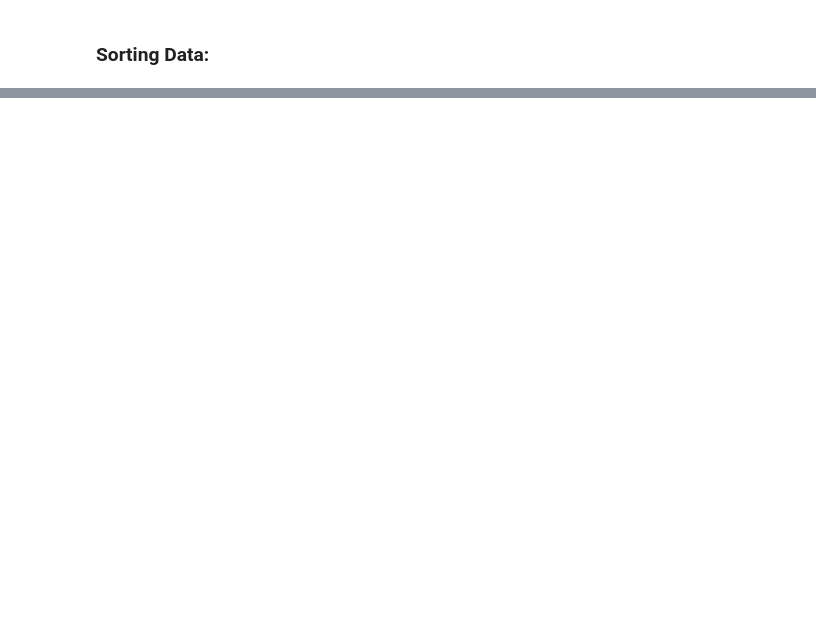
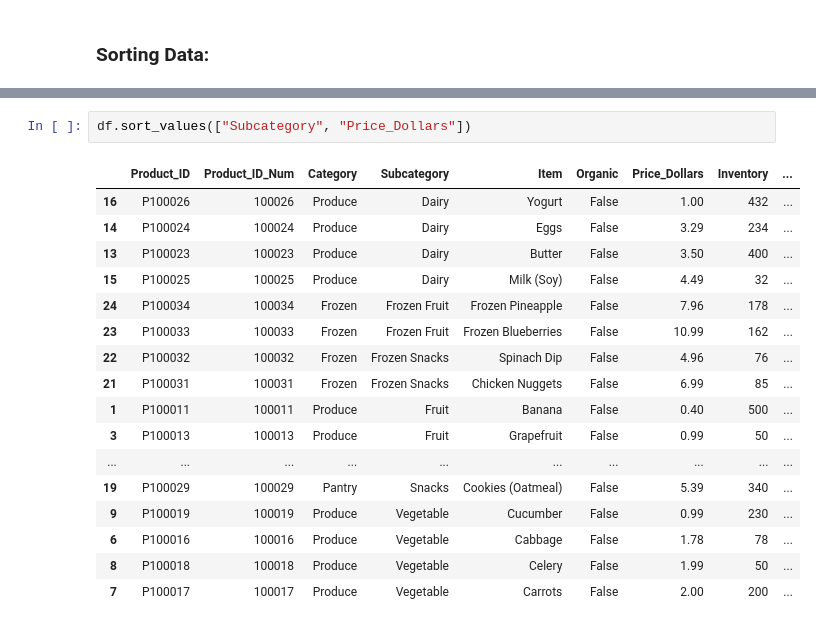
Before and after one commit to souparnabose99/data-science-360, a Jupyter notebook: exploratory-data-analysis/Code/data-exploration-and-visualization/data-exploration.ipynb, the cells around one changed output, grey strips where cells are left out. Drawn from its saved outputs; the diff is of its cells as text; blank space fills up the shorter version.

```diff
--- a/exploratory-data-analysis/Code/data-exploration-and-visualization/data-exploration.ipynb
+++ b/exploratory-data-analysis/Code/data-exploration-and-visualization/data-exploration.ipynb
@@ -47,0 +97,20 @@ df[(df["Low Inventory"] == "Low Inventory") & (df.Subcategory == "Snacks")]
+# %%
+df.sort_values(["Subcategory", "Price_Dollars"])
+# %% [output]
+|  | Product_ID | Product_ID_Num | Category | Subcategory | Item | Organic | Price_Dollars | Inventory | ... |
+| 16 | P100026 | 100026 | Produce | Dairy | Yogurt | False | 1.00 | 432 | ... |
+| 14 | P100024 | 100024 | Produce | Dairy | Eggs | False | 3.29 | 234 | ... |
+| 13 | P100023 | 100023 | Produce | Dairy | Butter | False | 3.50 | 400 | ... |
+| 15 | P100025 | 100025 | Produce | Dairy | Milk (Soy) | False | 4.49 | 32 | ... |
+| 24 | P100034 | 100034 | Frozen | Frozen Fruit | Frozen Pineapple | False | 7.96 | 178 | ... |
+| 23 | P100033 | 100033 | Frozen | Frozen Fruit | Frozen Blueberries | False | 10.99 | 162 | ... |
+| 22 | P100032 | 100032 | Frozen | Frozen Snacks | Spinach Dip | False | 4.96 | 76 | ... |
+| 21 | P100031 | 100031 | Frozen | Frozen Snacks | Chicken Nuggets | False | 6.99 | 85 | ... |
+| 1 | P100011 | 100011 | Produce | Fruit | Banana | False | 0.40 | 500 | ... |
+| 3 | P100013 | 100013 | Produce | Fruit | Grapefruit | False | 0.99 | 50 | ... |
+| ... | ... | ... | ... | ... | ... | ... | ... | ... | ... |
+| 19 | P100029 | 100029 | Pantry | Snacks | Cookies (Oatmeal) | False | 5.39 | 340 | ... |
+| 9 | P100019 | 100019 | Produce | Vegetable | Cucumber | False | 0.99 | 230 | ... |
+| 6 | P100016 | 100016 | Produce | Vegetable | Cabbage | False | 1.78 | 78 | ... |
+| 8 | P100018 | 100018 | Produce | Vegetable | Celery | False | 1.99 | 50 | ... |
+| 7 | P100017 | 100017 | Produce | Vegetable | Carrots | False | 2.00 | 200 | ... |
```
Also changed, not shown: parts of 6 cells of this notebook.
